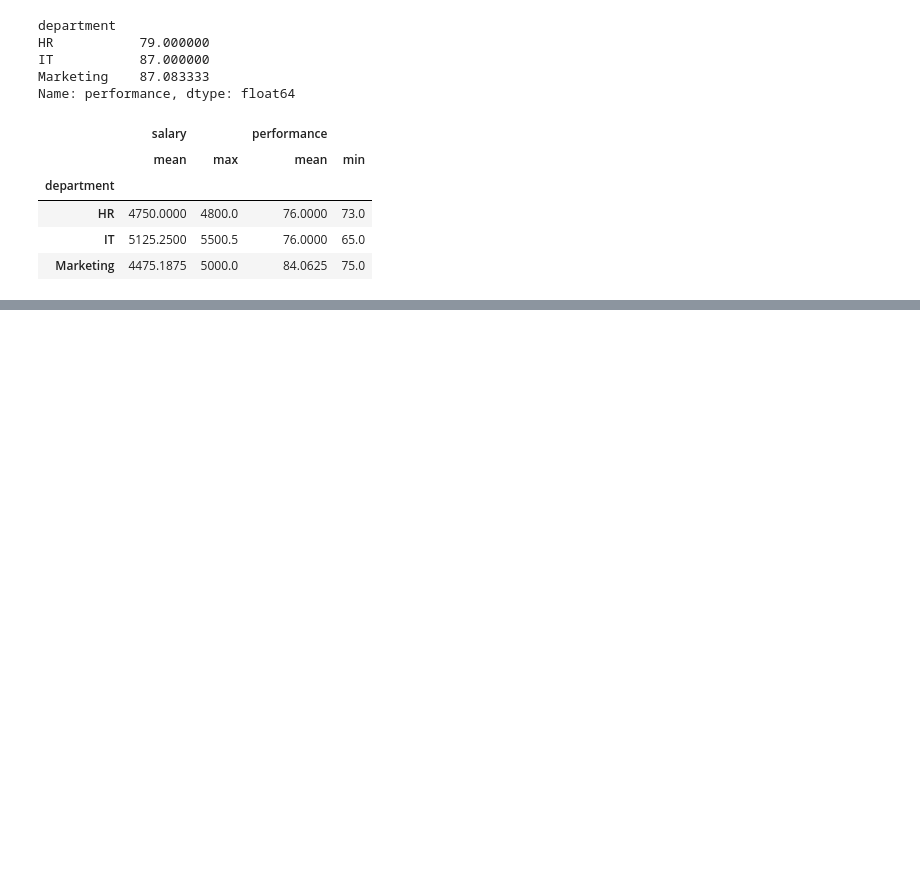
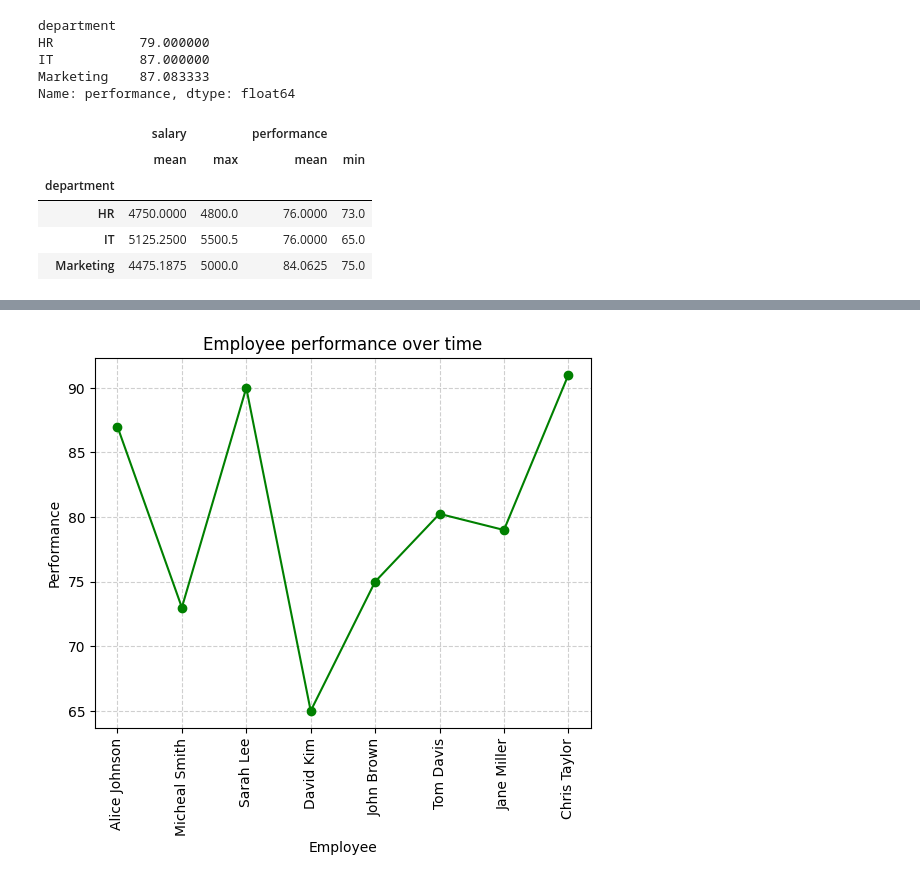
Before and after one commit to OIC-Hub/data-science-class-2, a Jupyter notebook: employee_dataset.ipynb, the cells around one changed output, grey strips where cells are left out. Drawn from its saved outputs; the diff is of its cells as text; code cells hidden in the pictures; blank space fills up the shorter version.

```diff
--- a/employee_dataset.ipynb
+++ b/employee_dataset.ipynb
@@ -997,0 +1067,10 @@ merge_df.groupby("department").agg({
+# %%
+#visualize employee performance over time
+plt.plot(merge_df["full_name"], merge_df["performance"], marker="o", color="green")
+plt.title("Employee performance over time")
+plt.xlabel("Employee")
+plt.ylabel("Performance")
+plt.xticks(rotation=90)
+plt.grid(True, linestyle="--", alpha=0.6)
+# %% [output]
+[figure, added]
```
Also changed, not shown: parts of 7 cells of this notebook, 1 other file.
